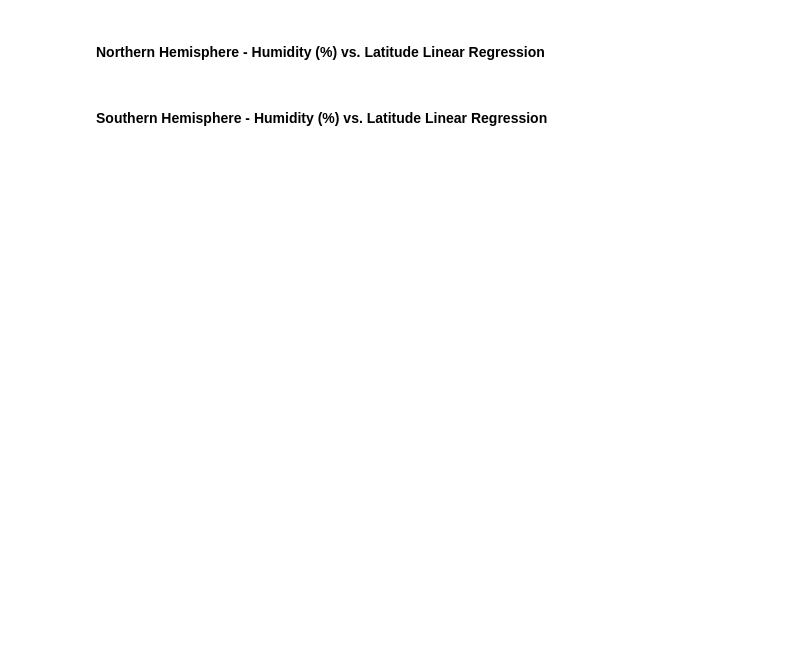
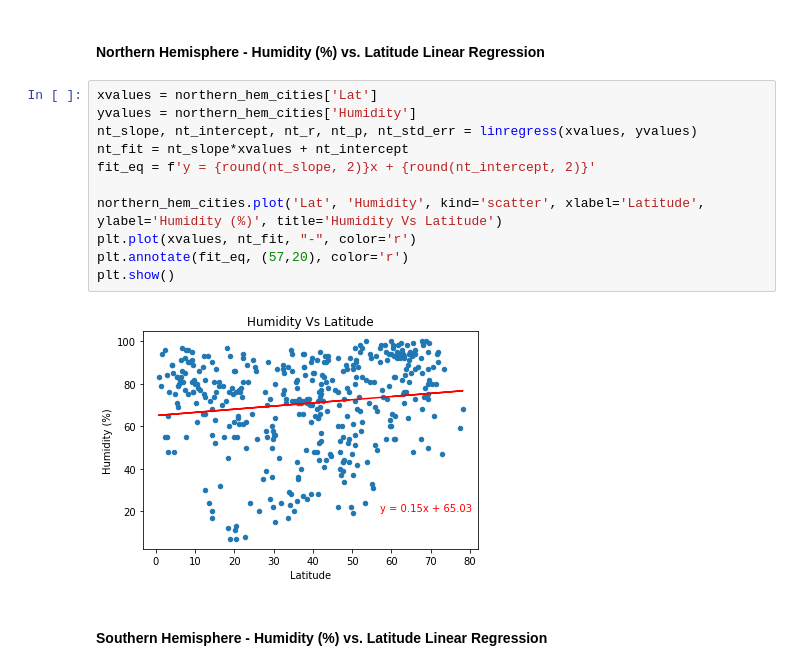
Before and after one commit to mgodfrey48/mapping-hotels, a Jupyter notebook: WeatherPy.ipynb, the cells around one changed output. Drawn from its saved outputs; the diff is of its cells as text; blank space fills up the shorter version.

```diff
--- a/WeatherPy.ipynb
+++ b/WeatherPy.ipynb
@@ -214,4 +251,17 @@ plt.show()
 # %% [markdown]
 ####  Northern Hemisphere - Humidity (%) vs. Latitude Linear Regression
+# %%
+xvalues = northern_hem_cities['Lat']
+yvalues = northern_hem_cities['Humidity']
+nt_slope, nt_intercept, nt_r, nt_p, nt_std_err = linregress(xvalues, yvalues)
+nt_fit = nt_slope*xvalues + nt_intercept
+fit_eq = f'y = {round(nt_slope, 2)}x + {round(nt_intercept, 2)}'
+
+northern_hem_cities.plot('Lat', 'Humidity', kind='scatter', xlabel='Latitude', ylabel='Humidity (%)', title='Humidity Vs Latitude')
+plt.plot(xvalues, nt_fit, "-", color='r')
+plt.annotate(fit_eq, (57,20), color='r')
+plt.show()
+# %% [output]
+[figure, added]
 # %% [markdown]
 ####  Southern Hemisphere - Humidity (%) vs. Latitude Linear Regression
```
Also changed, not shown: parts of 17 cells of this notebook.
